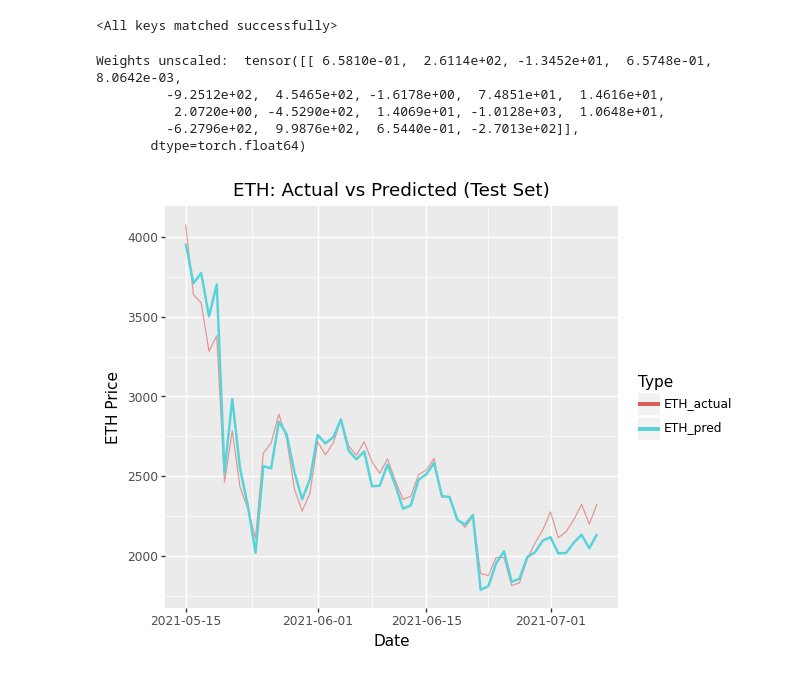
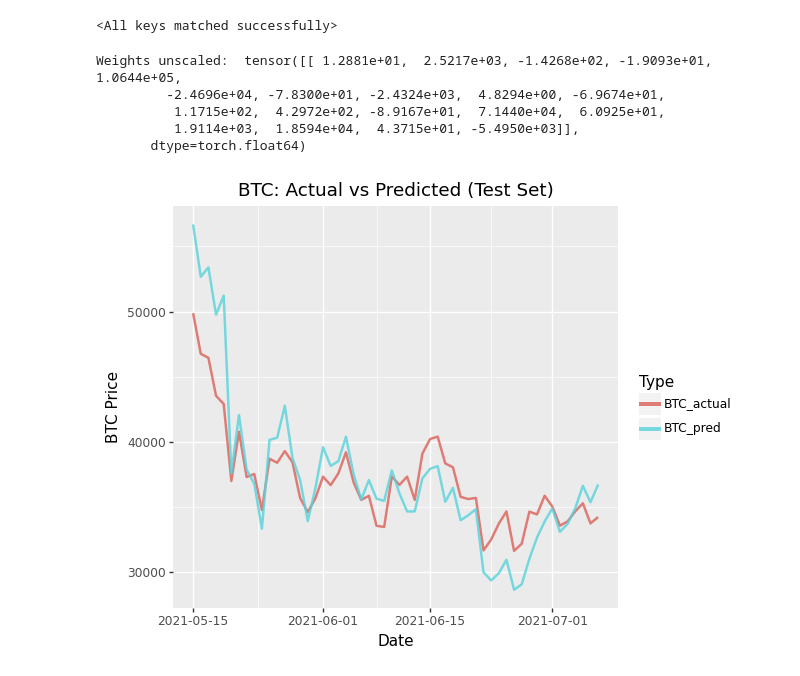
Before and after one commit to psmith2003/Synthetic-Statistical-Arbitrage, a Jupyter notebook: gradient_weights.ipynb, the cells around one changed output. Cells and saved outputs as stored; diff of their text form; code cells hidden in the pictures.

Commit message:
edit plots

```diff
--- a/gradient_weights.ipynb
+++ b/gradient_weights.ipynb
@@ -356,7 +356,7 @@ from torch.utils.data import DataLoader, TensorDataset
 window_size = 30
 
 # Make target and features
-base = 'ETH'
+base = 'BTC'
 X = sec_wide.drop(columns=['Date', base])
 y = sec_wide[base].values.reshape(-1, 1)
 
@@ -487,15 +487,13 @@ with torch.no_grad():
 latest_weights = raw_weights * scalar_y.mean_ / scalar_X.mean_
 print("Weights unscaled: ", latest_weights)
 # %% [output]
-Weights unscaled:  tensor([[ 6.5810e-01,  2.6114e+02, -1.3452e+01,  6.5748e-01,  8.0642e-03,
-         -9.2512e+02,  4.5465e+02, -1.6178e+00,  7.4851e+01,  1.4616e+01,
-          2.0720e+00, -4.5290e+02,  1.4069e+01, -1.0128e+03,  1.0648e+01,
-         -6.2796e+02,  9.9876e+02,  6.5440e-01, -2.7013e+02]],
+Weights unscaled:  tensor([[ 1.2881e+01,  2.5217e+03, -1.4268e+02, -1.9093e+01,  1.0644e+05,
+         -2.4696e+04, -7.8300e+01, -2.4324e+03,  4.8294e+00, -6.9674e+01,
+          1.1715e+02,  4.2972e+02, -8.9167e+01,  7.1440e+04,  6.0925e+01,
+          1.9114e+03,  1.8594e+04,  4.3715e+01, -5.4950e+03]],
        dtype=torch.float64)
 # %%
-# View Base and Pseudo Securities
-
-# Compute weighted portfolio again (if not already done)
+# Compute weighted portfolio using LSTM
 X_cols = sec_wide.drop(columns=['Date', base]).reset_index(drop=True)
 
 phi_values = []
@@ -505,63 +503,61 @@ pseudo_dates = []
 model_weights.eval()
 with torch.no_grad():
     for i in range(window_size, X_cols.shape[0]):
-        # Window = previous 30 days (i-window_size ... i-1)
+        # Use past window of 30 days
         window = X_cols.iloc[i - window_size:i].values
         price_seq = torch.tensor(window, dtype=torch.float32).unsqueeze(0)  # (1, 30, features)
 
-        # Predict weights from the past window
+        # Predict dynamic weights
         raw_weight_vec = model_weights(price_seq)
         weight_vec = (raw_weight_vec * scalar_y.mean_ / scalar_X.mean_).to(torch.float32).squeeze()
 
-        # Use current day's prices (index i) to compute pseudo for the same date i
+        # Apply weights to current day prices
         price_vec = torch.tensor(X_cols.iloc[i].values, dtype=torch.float32)
+        pseudo_price = torch.matmul(price_vec, weight_vec).item()
+        base_price = sec_wide[base].iloc[i]
 
-        base_price = sec_wide[base].iloc[i]          # actual at date i
-        pseudo_price = torch.matmul(price_vec, weight_vec).item()
+        pseudo_prices.append(pseudo_price)
+        phi_values.append(base_price - pseudo_price)
+        pseudo_dates.append(sec_wide['Date'].iloc[i])
 
-        phi_values.append(base_price - pseudo_price)
-        pseudo_prices.append(pseudo_price)
-        pseudo_dates.append(sec_wide['Date'].iloc[i])  # date aligned with index i
+# Build full pseudo DataFrame
+pseudo_df = pd.DataFrame({'Date': pd.to_datetime(pseudo_dates), 'Pseudo': pseudo_prices})
+phi_df = pd.DataFrame({'Date': pd.to_datetime(pseudo_dates), 'Phi': phi_values})
 
-# Build dataframe aligned to dates (pseudo corresponds to pseudo_dates)
-pseudo_df = pd.DataFrame({'Date': pd.to_datetime(pseudo_dates), 'Pseudo': pseudo_prices})
-phi_df    = pd.DataFrame({'Date': pd.to_datetime(pseudo_dates), 'Phi': phi_values})
+# --- Strictly align to test set ---
+test_dates = sec_wide['Date'].iloc[split_idx:].reset_index(drop=True)
+base_actual = sec_wide[base].iloc[split_idx:].reset_index(drop=True)
 
+# Filter pseudo_df to only test dates
+pseudo_test = pseudo_df[pseudo_df['Date'].isin(test_dates)].reset_index(drop=True)
 
-# Align test set indices
-test_dates = sec_wide['Date'].iloc[split_idx:].reset_index(drop=True)
-start_idx = max(0, split_idx - window_size)  # shift to align with portfolio start
-btc_actual = sec_wide[base].iloc[split_idx:].reset_index(drop=True)
-btc_pred = pseudo_df['Pseudo'].iloc[start_idx:].reset_index(drop=True)
-
-min_len = min(len(test_dates), len(btc_actual), len(btc_pred))
-
+# Build plot DataFrame
+min_len = min(len(test_dates), len(base_actual), len(pseudo_test))
 df_plot_test = pd.DataFrame({
     'Date': test_dates[:min_len],
-    f'{base}_actual': btc_actual[:min_len],
-    f'{base}_pred': btc_pred[:min_len]
+    f'{base}_actual': base_actual[:min_len],
+    f'{base}_pred': pseudo_test['Pseudo'][:min_len]
 })
 
-# Melt for plotting
+# Melt for ggplot
 df_melt_test = df_plot_test.melt(
     id_vars='Date',
     value_vars=[f'{base}_actual', f'{base}_pred'],
     var_name='Type',
     value_name=base
 )
 
 # Plot
 p_test = (
     ggplot(df_melt_test, aes(x='Date', y=base, color='Type')) +
-    geom_line(df_melt_test[df_melt_test['Type'] == f'{base}_actual'], alpha=0.6) +
-    geom_line(df_melt_test[df_melt_test['Type'] == f'{base}_pred'], size=1) +
+    geom_line(alpha=0.8, size=1) +
     ggtitle(f'{base}: Actual vs Predicted (Test Set)') +
     xlab('Date') +
     ylab(f'{base} Price')
 )
 
 p_test.draw()
 # %% [output]
-[figure, old version]
+[figure, new version]
 # %%
 # TODO: Find PHI, AR(1) params, backtest
```
Also changed, not shown: parts of 7 cells of this notebook.
